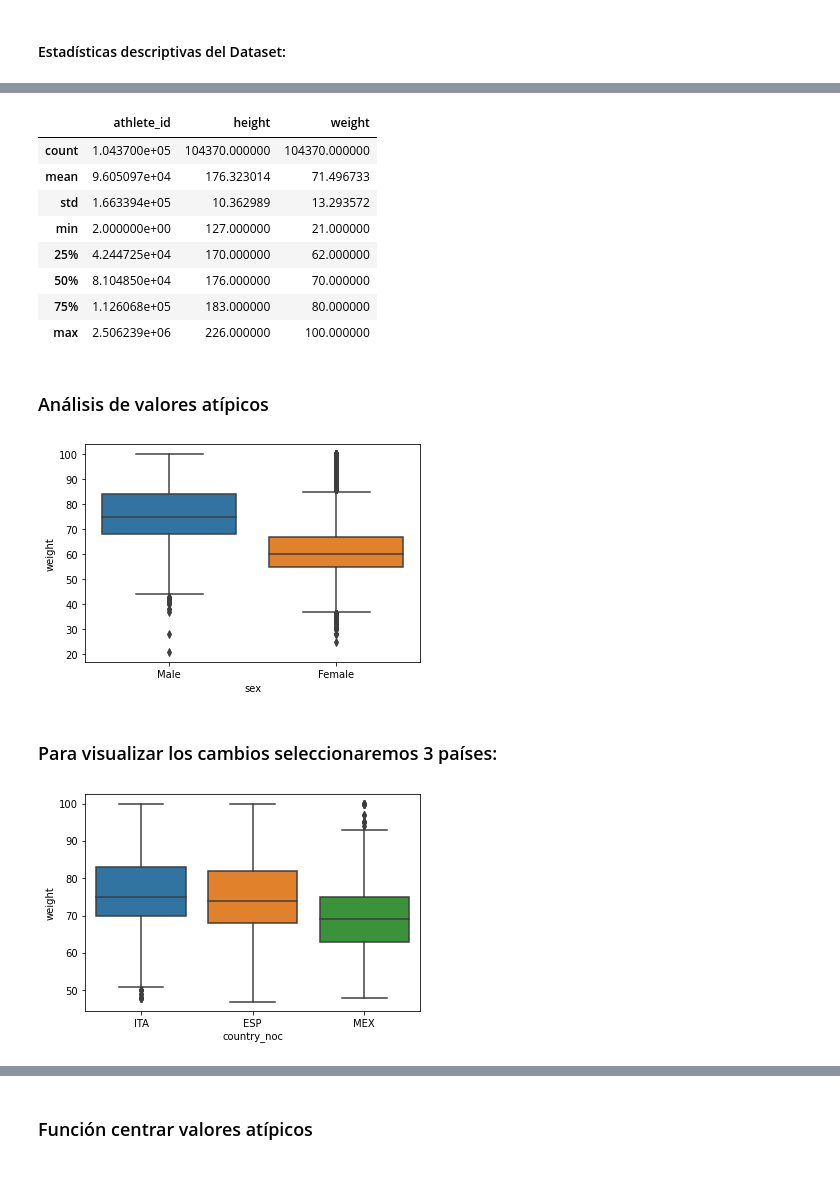
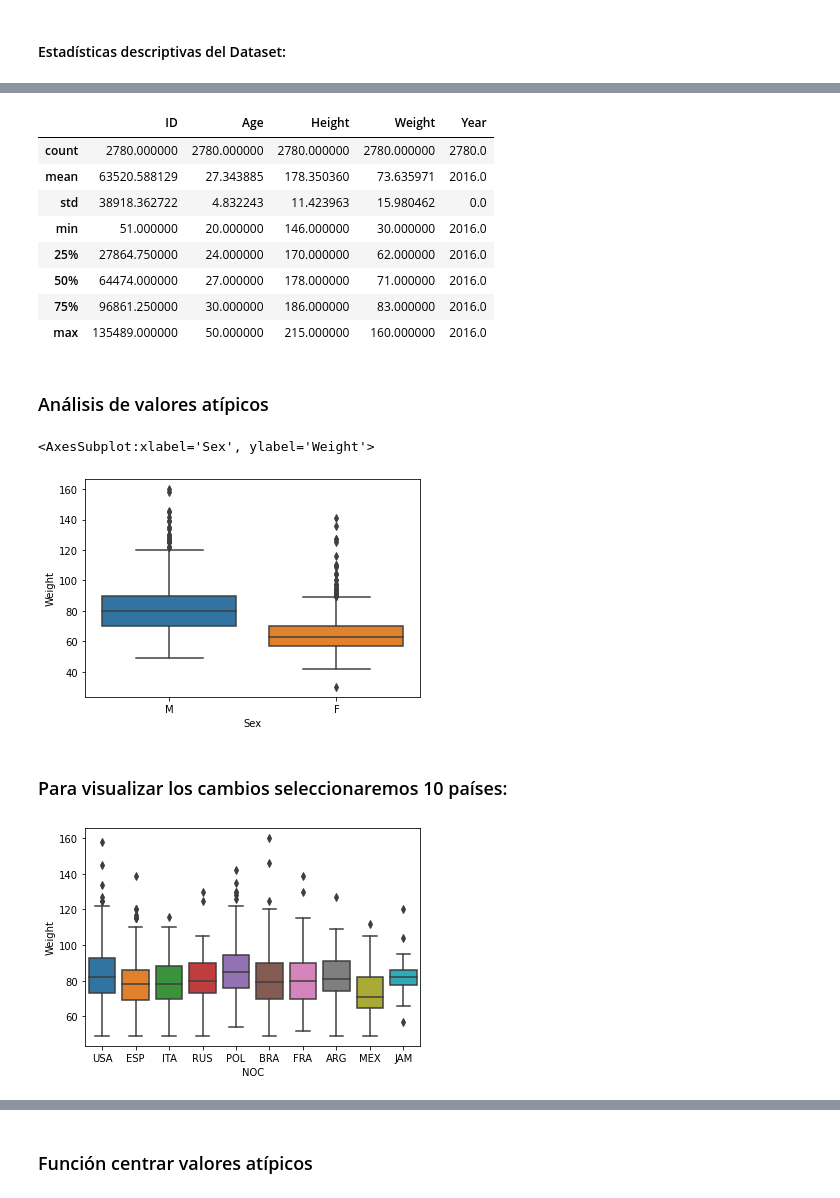
Before and after one commit to KenetOrellana/ML-Supervisado-y-No-Supervisado, a Jupyter notebook: Dataset_Proyecto_Final.ipynb, the cells around one changed output, grey strips where cells are left out. Cells and saved outputs as stored; diff of their text form; code cells hidden in the pictures.

```diff
--- a/Dataset_Proyecto_Final.ipynb
+++ b/Dataset_Proyecto_Final.ipynb
@@ -55,3 +64 @@ country_noc     object
 dtype: object
-# %%
-OA["born"] = pd.to_datetime(OA["born"])
@@ -124,2 +123,0 @@ Name: country_noc, dtype: object
-# %%
-OA = OA.dropna()
@@ -134,29 +130,29 @@ OA.head(2)
 # %%
 OA.describe()
 # %% [output]
-|  | athlete_id | height | weight |
-| count | 1.043700e+05 | 104370.000000 | 104370.000000 |
-| mean | 9.605097e+04 | 176.323014 | 71.496733 |
-| std | 1.663394e+05 | 10.362989 | 13.293572 |
-| min | 2.000000e+00 | 127.000000 | 21.000000 |
-| 25% | 4.244725e+04 | 170.000000 | 62.000000 |
-| 50% | 8.104850e+04 | 176.000000 | 70.000000 |
-| 75% | 1.126068e+05 | 183.000000 | 80.000000 |
-| max | 2.506239e+06 | 226.000000 | 100.000000 |
+|  | ID | Age | Height | Weight | Year |
+| count | 2780.000000 | 2780.000000 | 2780.000000 | 2780.000000 | 2780.0 |
+| mean | 63520.588129 | 27.343885 | 178.350360 | 73.635971 | 2016.0 |
+| std | 38918.362722 | 4.832243 | 11.423963 | 15.980462 | 0.0 |
+| min | 51.000000 | 20.000000 | 146.000000 | 30.000000 | 2016.0 |
+| 25% | 27864.750000 | 24.000000 | 170.000000 | 62.000000 | 2016.0 |
+| 50% | 64474.000000 | 27.000000 | 178.000000 | 71.000000 | 2016.0 |
+| 75% | 96861.250000 | 30.000000 | 186.000000 | 83.000000 | 2016.0 |
+| max | 135489.000000 | 50.000000 | 215.000000 | 160.000000 | 2016.0 |
 # %% [markdown]
 ### Análisis de valores atípicos
 # %%
-sns.boxplot( data=OA  , x="sex" , y="weight" )
-plt.show()
+sns.boxplot( data=OA  , x="Sex" , y="Weight" )
 # %% [output]
+<AxesSubplot:xlabel='Sex', ylabel='Weight'>
-[figure, old version]
+[figure, new version]
 # %% [markdown]
-### Para visualizar los cambios seleccionaremos 3 países:
+### Para visualizar los cambios seleccionaremos 10 países:
 # %%
-men = OA.loc[(OA["sex"] == "Male") & (OA["country_noc"].isin(["MEX", "ITA", "ESP"])) , :]
+men = OA.loc[(OA["Sex"] == "M") , :]
 # %%
-sns.boxplot( data=men  , x="country_noc" , y="weight" )
+sns.boxplot( data=men  , x="NOC" , y="Weight" )
 plt.show()
 # %% [output]
-[figure, old version]
+[figure, new version]
 # %%
```
Also changed, not shown: parts of 168 cells of this notebook.
